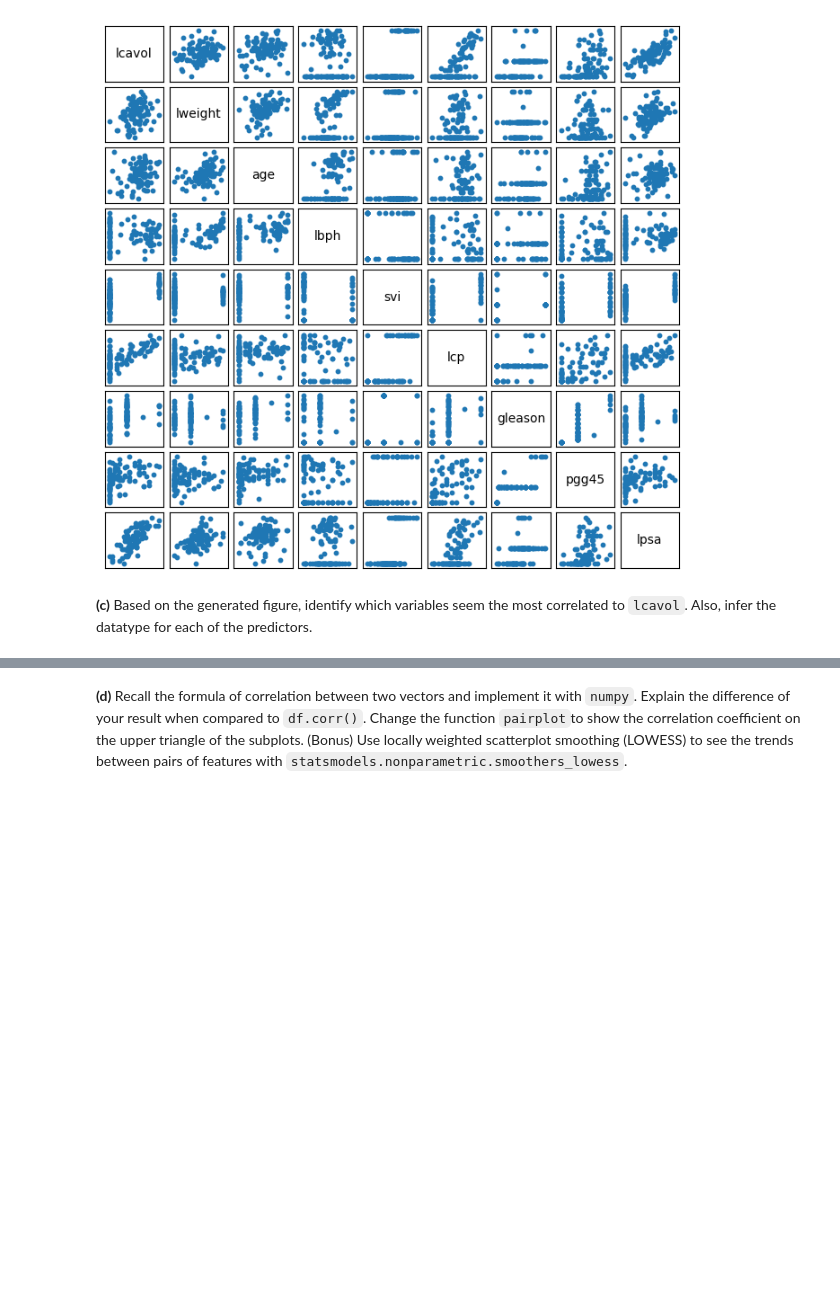
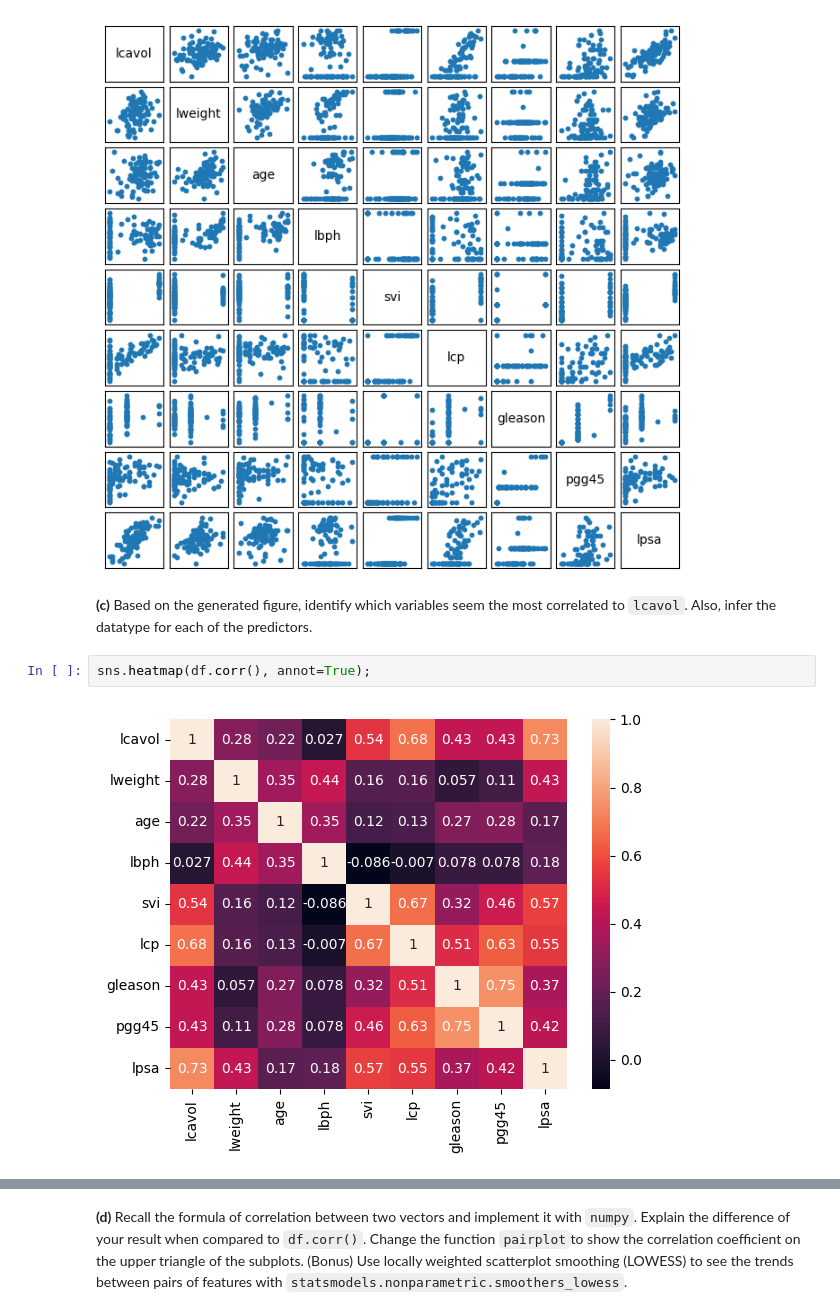
Before and after one commit to Hamidou1089-1/Statistical-learning, a Jupyter notebook: TP/TP1/TP1.ipynb, the cells around one changed output, grey strips where cells are left out. Cells and saved outputs as stored; diff of their text form; blank space fills up the shorter version.

```diff
--- a/TP/TP1/TP1.ipynb
+++ b/TP/TP1/TP1.ipynb
@@ -127,3 +135,7 @@ plt.show()
 [figure]
 # %% [markdown]
 **(c)** Based on the generated figure, identify which variables seem the most correlated to `lcavol`. Also, infer the datatype for each of the predictors.
+# %%
+sns.heatmap(df.corr(), annot=True);
+# %% [output]
+[figure, added]
```
Also changed, not shown: parts of 10 cells of this notebook, 1 other file.
